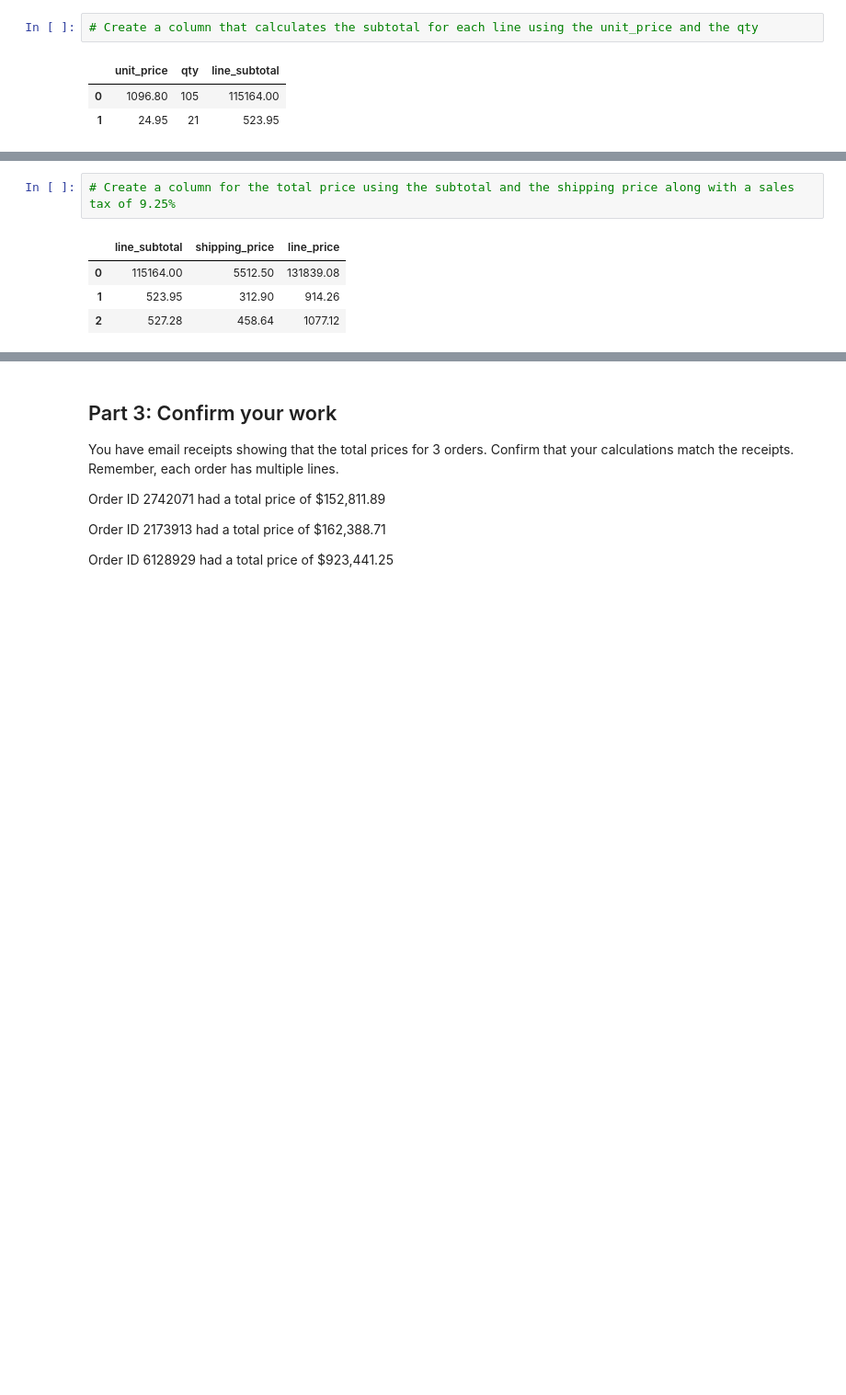
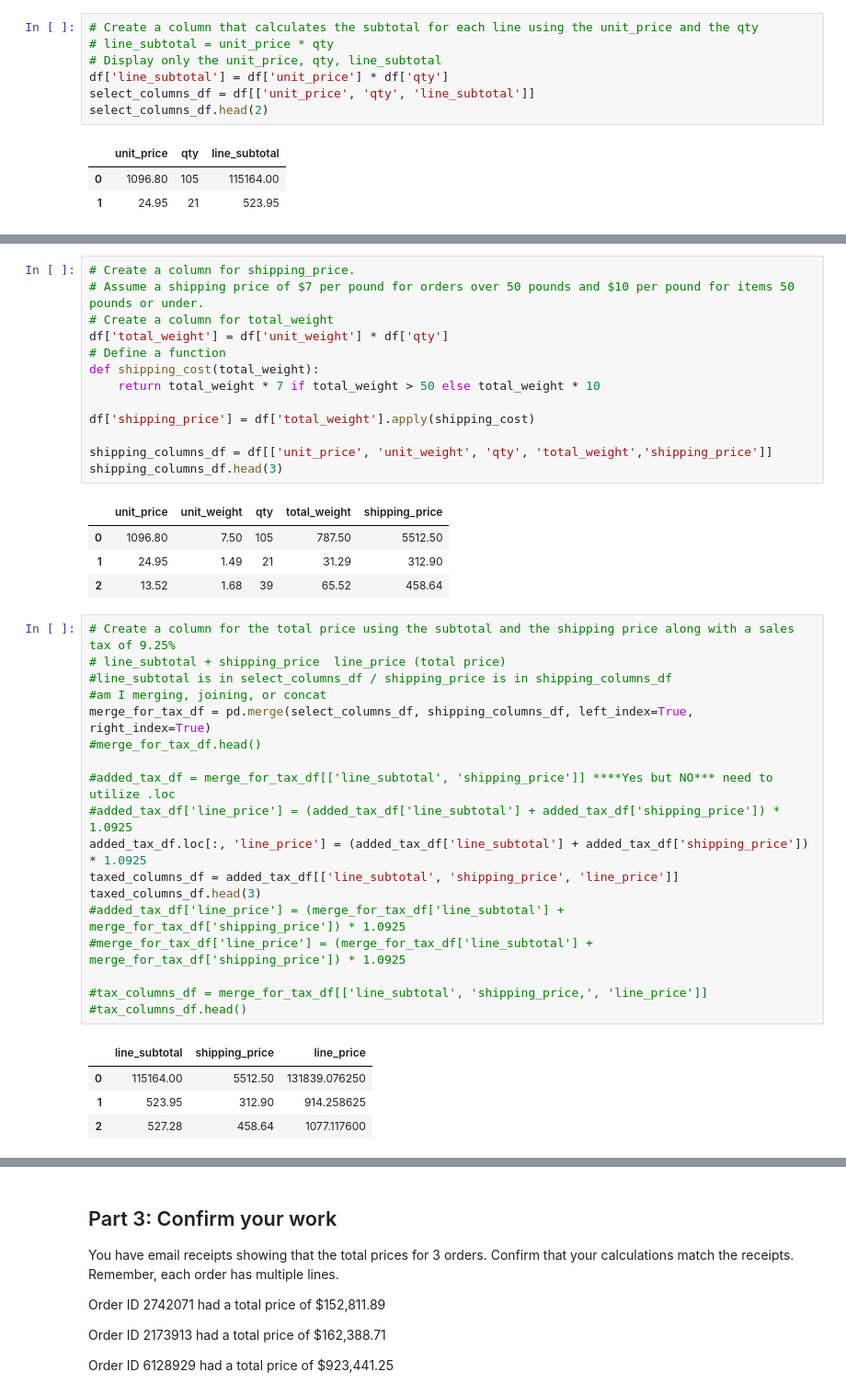
Before and after one commit to ArmZamJr/pandas-challenge-1, a Jupyter notebook: wholesale_data_analysis_starter_code.ipynb, the cells around one changed output, grey strips where cells are left out. Shown: that part at 92% size. Drawn from its saved outputs; the diff is of its cells as text; blank space fills up the shorter version.

```diff
--- a/wholesale_data_analysis_starter_code.ipynb
+++ b/wholesale_data_analysis_starter_code.ipynb
@@ -105,6 +105,11 @@ print(total_units)
 Do we know that this client spent the more money than client 66037? If not, how would we find out? Transform the data using the steps below to prepare it for analysis.
 # %%
 # Create a column that calculates the subtotal for each line using the unit_price and the qty
+# line_subtotal = unit_price * qty
+# Display only the unit_price, qty, line_subtotal
+df['line_subtotal'] = df['unit_price'] * df['qty']
+select_columns_df = df[['unit_price', 'qty', 'line_subtotal']]
+select_columns_df.head(2)
 # %% [output]
 |  | unit_price | qty | line_subtotal |
 | 0 | 1096.80 | 105 | 115164.00 |
@@ -120,10 +117,44 @@ Do we know that this client spent the more money than client 66037? If not, how
+# %%
+# Create a column for shipping_price.
+# Assume a shipping price of $7 per pound for orders over 50 pounds and $10 per pound for items 50 pounds or under.
+# Create a column for total_weight
+df['total_weight'] = df['unit_weight'] * df['qty']
+# Define a function
+def shipping_cost(total_weight):
+    return total_weight * 7 if total_weight > 50 else total_weight * 10
+
+df['shipping_price'] = df['total_weight'].apply(shipping_cost)
+
+shipping_columns_df = df[['unit_price', 'unit_weight', 'qty', 'total_weight','shipping_price']]
+shipping_columns_df.head(3)
+# %% [output]
+|  | unit_price | unit_weight | qty | total_weight | shipping_price |
+| 0 | 1096.80 | 7.50 | 105 | 787.50 | 5512.50 |
+| 1 | 24.95 | 1.49 | 21 | 31.29 | 312.90 |
+| 2 | 13.52 | 1.68 | 39 | 65.52 | 458.64 |
 # %%
 # Create a column for the total price using the subtotal and the shipping price along with a sales tax of 9.25%
+# line_subtotal + shipping_price  line_price (total price)
+#line_subtotal is in select_columns_df / shipping_price is in shipping_columns_df
+#am I merging, joining, or concat
+merge_for_tax_df = pd.merge(select_columns_df, shipping_columns_df, left_index=True, right_index=True)
+#merge_for_tax_df.head()
+
+#added_tax_df = merge_for_tax_df[['line_subtotal', 'shipping_price']] ****Yes but NO*** need to utilize .loc
+#added_tax_df['line_price'] = (added_tax_df['line_subtotal'] + added_tax_df['shipping_price']) * 1.0925
+added_tax_df.loc[:, 'line_price'] = (added_tax_df['line_subtotal'] + added_tax_df['shipping_price']) * 1.0925
+taxed_columns_df = added_tax_df[['line_subtotal', 'shipping_price', 'line_price']]
+taxed_columns_df.head(3)
+#added_tax_df['line_price'] = (merge_for_tax_df['line_subtotal'] + merge_for_tax_df['shipping_price']) * 1.0925
+#merge_for_tax_df['line_price'] = (merge_for_tax_df['line_subtotal'] + merge_for_tax_df['shipping_price']) * 1.0925
+
+#tax_columns_df = merge_for_tax_df[['line_subtotal', 'shipping_price,', 'line_price']]
+#tax_columns_df.head()
 # %% [output]
 |  | line_subtotal | shipping_price | line_price |
-| 0 | 115164.00 | 5512.50 | 131839.08 |
-| 1 | 523.95 | 312.90 | 914.26 |
-| 2 | 527.28 | 458.64 | 1077.12 |
+| 0 | 115164.00 | 5512.50 | 131839.076250 |
+| 1 | 523.95 | 312.90 | 914.258625 |
+| 2 | 527.28 | 458.64 | 1077.117600 |
 # %%
 # Create a column for the cost of each line using unit cost, qty, and
 # shipping price (assume the shipping cost is exactly what is charged to the client).
```
Also changed, not shown: parts of 4 cells of this notebook.
